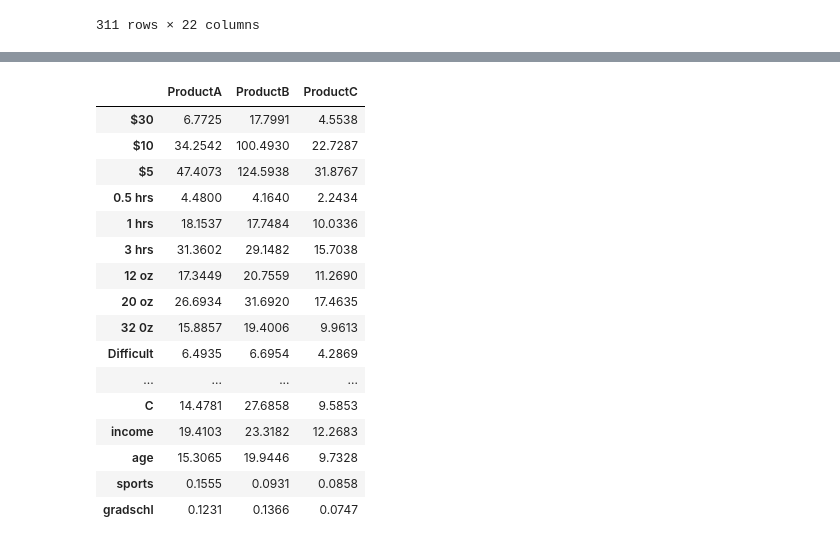
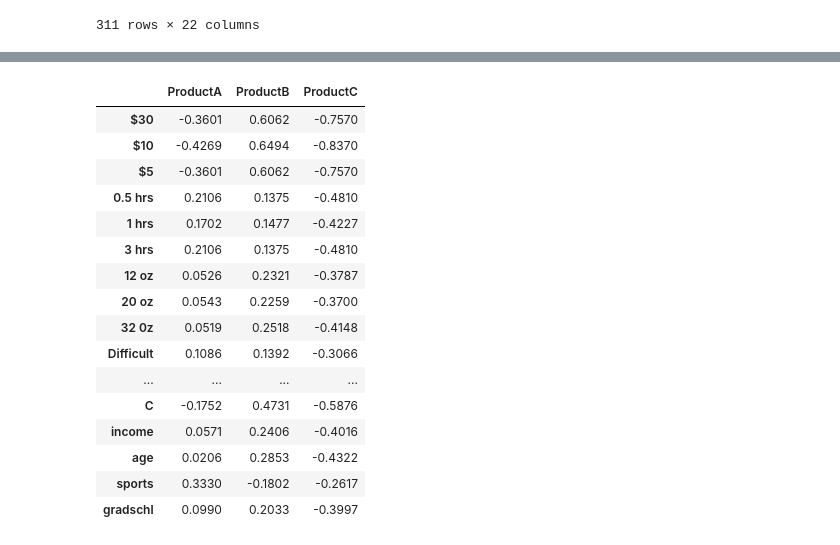
Before and after one commit to srihari4mbatech/Term5ISB, a Jupyter notebook: MCA/MktConsumerAnalytics02Segmentation.ipynb, the cells around one changed output, grey strips where cells are left out. Cells and saved outputs as stored; diff of their text form; code cells hidden in the pictures.

```diff
--- a/MCA/MktConsumerAnalytics02Segmentation.ipynb
+++ b/MCA/MktConsumerAnalytics02Segmentation.ipynb
@@ -190,3 +190,4 @@ SegPrb=NewPreifInf*Utilitiyexp[['PrB']].values
 SegPrc=NewPreifInf*Utilitiyexp[['PrC']].values
 ProductSegments=pd.concat([SegPra.sum(axis=0),SegPrb.sum(axis=0),SegPrc.sum(axis=0)],axis=1)
 ProductSegments.columns= ['ProductA','ProductB','ProductC']
+ProductSegmentsFinal=np.log(ProductSegments.div(ProductSegments.mean(axis=1),axis=0))
@@ -193,22 +214,22 @@ ProductSegments.columns= ['ProductA','ProductB','ProductC']
 # %%
-ProductSegments
+ProductSegmentsFinal
 # %% [output]
 |  | ProductA | ProductB | ProductC |
-| $30 | 6.7725 | 17.7991 | 4.5538 |
-| $10 | 34.2542 | 100.4930 | 22.7287 |
-| $5 | 47.4073 | 124.5938 | 31.8767 |
-| 0.5 hrs | 4.4800 | 4.1640 | 2.2434 |
-| 1 hrs | 18.1537 | 17.7484 | 10.0336 |
-| 3 hrs | 31.3602 | 29.1482 | 15.7038 |
-| 12 oz | 17.3449 | 20.7559 | 11.2690 |
-| 20 oz | 26.6934 | 31.6920 | 17.4635 |
-| 32 0z | 15.8857 | 19.4006 | 9.9613 |
-| Difficult | 6.4935 | 6.6954 | 4.2869 |
+| $30 | -0.3601 | 0.6062 | -0.7570 |
+| $10 | -0.4269 | 0.6494 | -0.8370 |
+| $5 | -0.3601 | 0.6062 | -0.7570 |
+| 0.5 hrs | 0.2106 | 0.1375 | -0.4810 |
+| 1 hrs | 0.1702 | 0.1477 | -0.4227 |
+| 3 hrs | 0.2106 | 0.1375 | -0.4810 |
+| 12 oz | 0.0526 | 0.2321 | -0.3787 |
+| 20 oz | 0.0543 | 0.2259 | -0.3700 |
+| 32 0z | 0.0519 | 0.2518 | -0.4148 |
+| Difficult | 0.1086 | 0.1392 | -0.3066 |
 | ... | ... | ... | ... |
-| C | 14.4781 | 27.6858 | 9.5853 |
-| income | 19.4103 | 23.3182 | 12.2683 |
-| age | 15.3065 | 19.9446 | 9.7328 |
-| sports | 0.1555 | 0.0931 | 0.0858 |
-| gradschl | 0.1231 | 0.1366 | 0.0747 |
+| C | -0.1752 | 0.4731 | -0.5876 |
+| income | 0.0571 | 0.2406 | -0.4016 |
+| age | 0.0206 | 0.2853 | -0.4322 |
+| sports | 0.3330 | -0.1802 | -0.2617 |
+| gradschl | 0.0990 | 0.2033 | -0.3997 |
 # %%
 plt.figure(figsize=(8,6))
```
Also changed, not shown: parts of 2 cells of this notebook, 12 other files.
